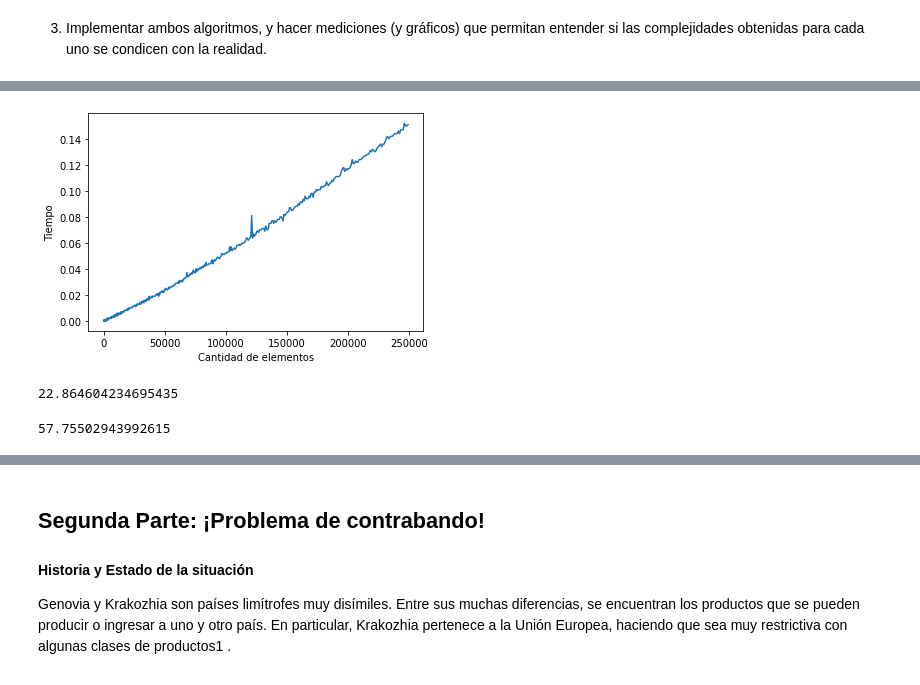
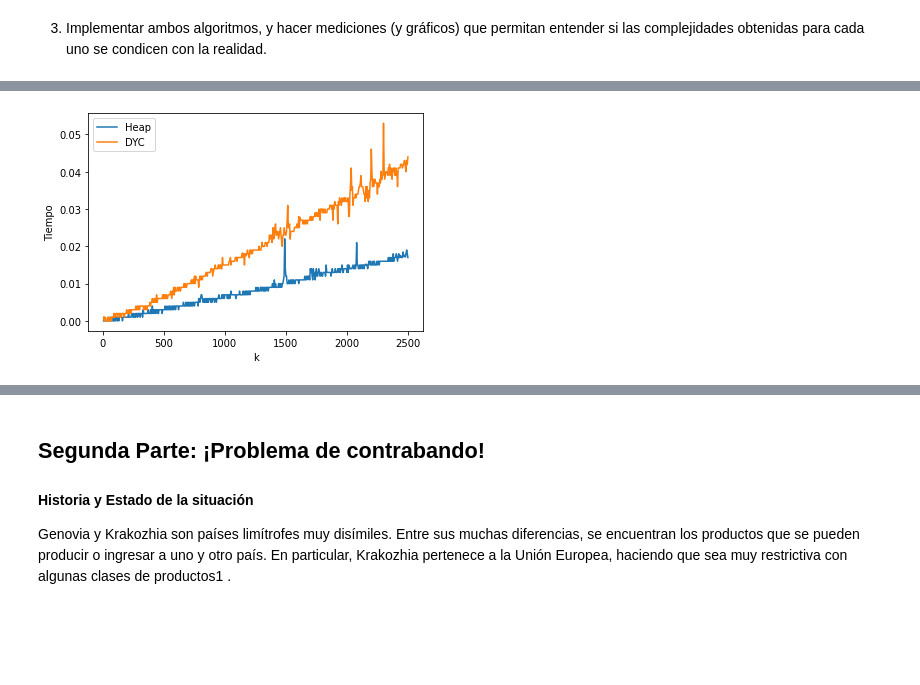
Before and after one commit to joaqogomez/75.29-TDA1, a Jupyter notebook: Tp1/Tda-TP1.ipynb, the cells around one changed output, grey strips where cells are left out. Cells and saved outputs as stored; diff of their text form; code cells hidden in the pictures; blank space fills up the shorter version.

```diff
--- a/Tp1/Tda-TP1.ipynb
+++ b/Tp1/Tda-TP1.ipynb
@@ -225,6 +222 @@ def generate_arrays(k, h):
     return arrays
-# %%
-array_arrays = []
-for k in range(1, 500):
-    arrays = generate_arrays(k, k)
-    array_arrays.append(arrays)
@@ -231,15 +273,30 @@ for k in range(1, 500):
+# %%
+array_arrays = generar_array_arrays(5, 10, 5, 0, 500)
 # %%
-heap_merge_times = {}
-for arrays in array_arrays:
-    k = len(arrays)
-    start = time()
-    heap_mergeK_sorted(arrays)
-    end = time()
-    heap_merge_times[k*k] = end - start
+# heap_merge_times = {}
+# for arrays in array_arrays:
+#     k = len(arrays)
+#     start = time()
+#     heap_mergeK_sorted(arrays)
+#     end = time()
+#     heap_merge_times[k] = end - start
+heap_merge_times = calcular_tiempo_hfijo(heap_mergeK_sorted, array_arrays)
+# %%
+# dyc_merge_times = {}
+
+# for array in array_arrays:
+#     k = len(array)
+#     start = time()
+#     resultado = dyc_mergeK_sorted(array)
+#     end = time()
+#     dyc_merge_times[k] = end - start
+dyc_merge_times = calcular_tiempo_hfijo(dyc_mergeK_sorted, array_arrays)
 # %%
-plt.plot(heap_merge_times.keys(), heap_merge_times.values())
-plt.xlabel('Cantidad de elementos')
+plt.plot(heap_merge_times.keys(), heap_merge_times.values(), label='Heap')
+plt.plot(dyc_merge_times.keys(), dyc_merge_times.values(), label='DYC')
+plt.xlabel('k')
 plt.ylabel('Tiempo')
+plt.legend()
 plt.show()
 # %% [output]
-[figure, old version]
+[figure, new version]
@@ -255,15 +302,0 @@ for array in array_arrays:
-# %%
-# heap_merge_times.values()
-suma = 0
-for value in heap_merge_times.values():
-    suma += value
-suma
-# %% [output]
-22.864604234695435
-# %%
-suma = 0
-for value in dyc_merge_times.values():
-    suma += value
-suma
-# %% [output]
-57.75502943992615
```
Also changed, not shown: parts of 27 cells of this notebook, 1 other file.
